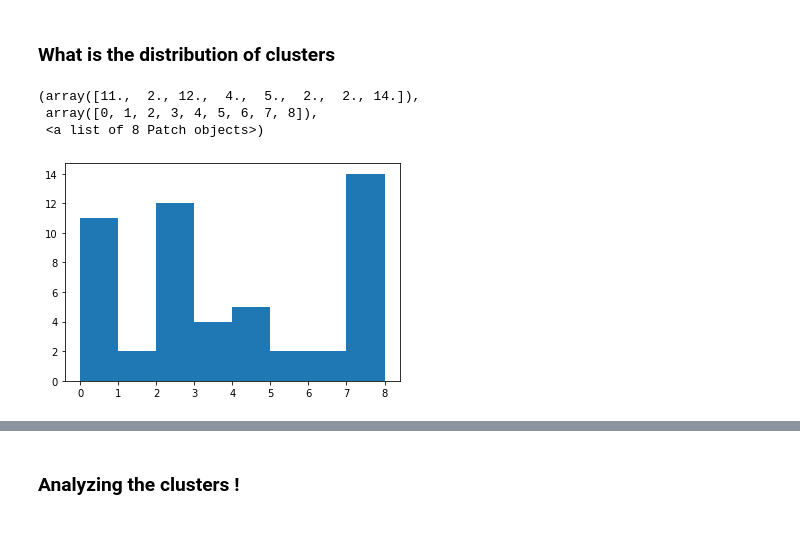
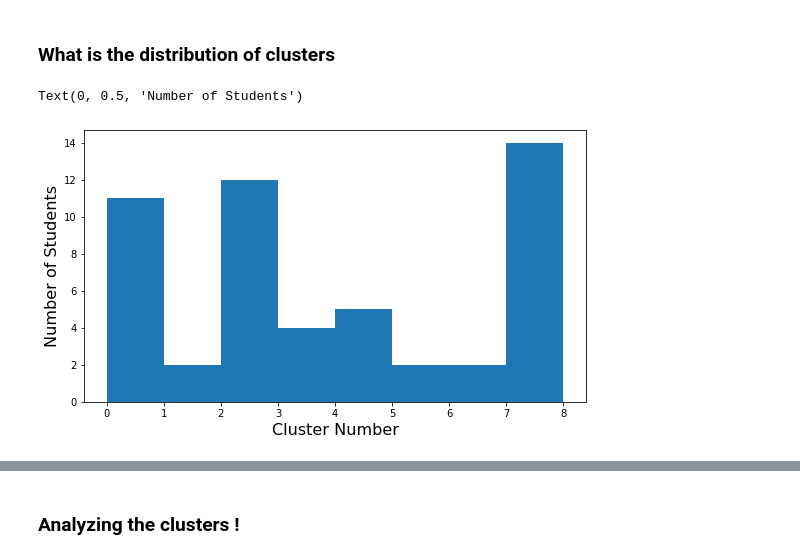
Before and after one commit to mananmadan/Learning-Perspectives, a Jupyter notebook: code/experimental/K-Modes.ipynb, the cells around one changed output, grey strips where cells are left out. Drawn from its saved outputs; the diff is of its cells as text; code cells hidden in the pictures; blank space fills up the shorter version.

```diff
--- a/code/experimental/K-Modes.ipynb
+++ b/code/experimental/K-Modes.ipynb
@@ -186,12 +188,13 @@ array([2, 4, 0, 4, 0, 8, 4, 2, 4, 5, 0, 1, 0, 6, 6, 4, 7, 0, 0, 3, 2, 8,
 # %% [markdown]
 ### What is the distribution of clusters
 # %%
+fig= plt.figure(figsize=(9,5))
 plt.hist(fitClusters_cao,bins=np.arange(fitClusters_cao.min(), fitClusters_cao.max()+1))
+plt.xlabel('Cluster Number',fontsize=16)
+plt.ylabel('Number of Students',fontsize=16)
 # %% [output]
-(array([11.,  2., 12.,  4.,  5.,  2.,  2., 14.]),
- array([0, 1, 2, 3, 4, 5, 6, 7, 8]),
- <a list of 8 Patch objects>)
+Text(0, 0.5, 'Number of Students')
-[figure, old version]
+[figure, new version]
 # %%
 clusterCentroidsDf = pd.DataFrame(km_cao.cluster_centroids_)
 clusterCentroidsDf.columns = df.columns
```
Also changed, not shown: parts of 17 cells of this notebook, 2 other files.
